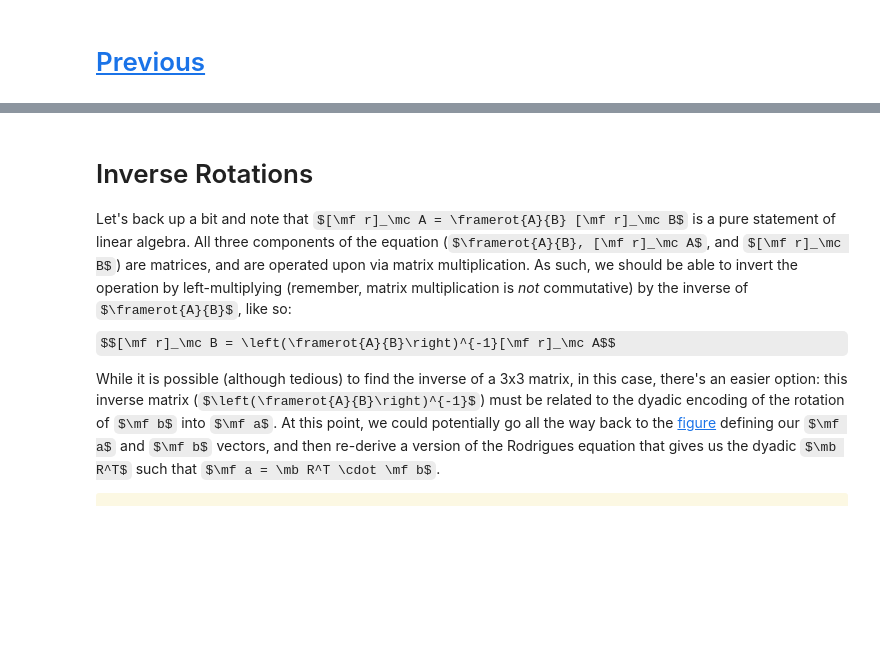
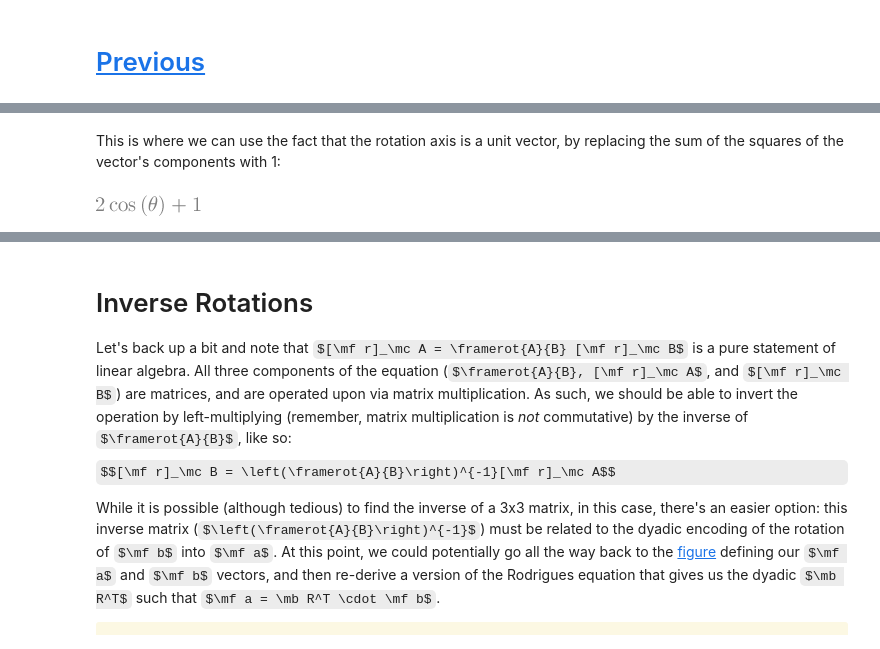
Before and after one commit to dsavransky/astrodynamicsbook, a Jupyter notebook: Notebooks/04-Simple Rotations.ipynb, the cells around one changed output, grey strips where cells are left out. Saved outputs shown, nothing was run; the diff lists cells and outputs as text; code cells hidden in the pictures; some formulas as TeX source; blank space fills up the shorter version.

```diff
--- a/Notebooks/04-Simple Rotations.ipynb
+++ b/Notebooks/04-Simple Rotations.ipynb
@@ -206,0 +217,6 @@ $$ \sqrt{n_1^2 + n_2^2 + n_3^2} = 1$$
+# %% [markdown]
+This is where we can use the fact that the rotation axis is a unit vector, by replacing the sum of the squares of the vector's components with 1:
+# %%
+collect(aCb.trace(), (1-cos(th))).subs(n1**2 + n2**2 + n3**2, 1)
+# %% [output]
+[figure, added]
```
Also changed, not shown: parts of 33 cells of this notebook, 4 other files.
